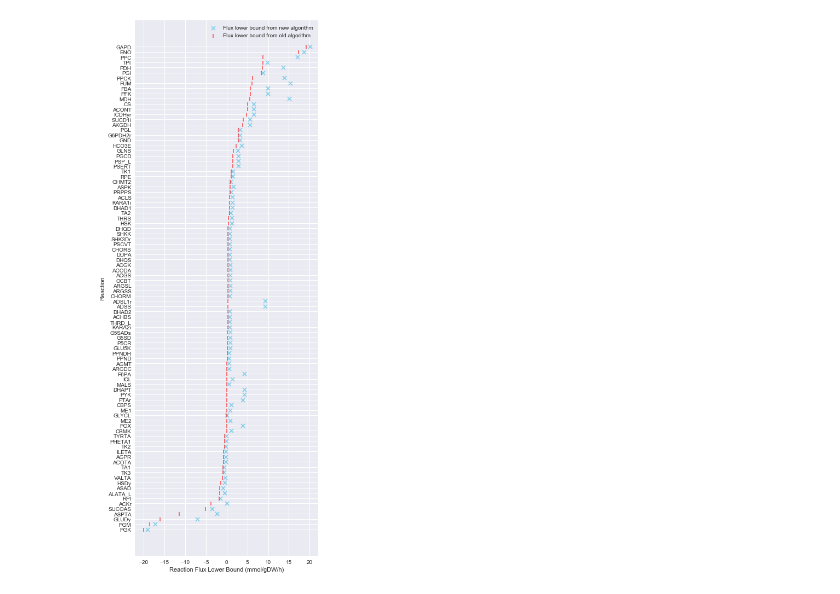
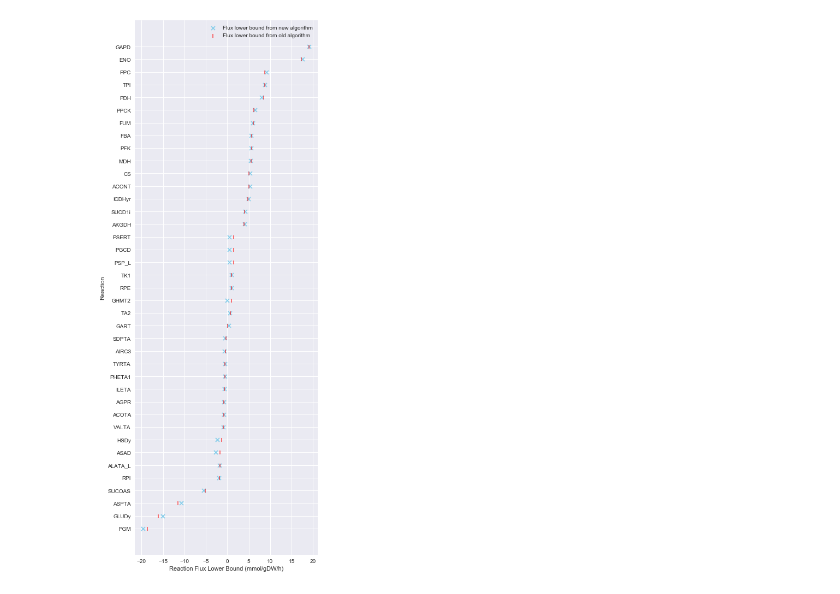
Before and after one commit to JBEI/limitfluxtocore, a Jupyter notebook: manuscript_figures/LimitFlux2Core-Figure-LowerBoundsOldNew.ipynb, the cells around one changed output. Cells and saved outputs as stored; diff of their text form; code cells hidden in the pictures.

Commit message:
fix permutation bug in limit bounds comparison

```diff
--- a/manuscript_figures/LimitFlux2Core-Figure-LowerBoundsOldNew.ipynb
+++ b/manuscript_figures/LimitFlux2Core-Figure-LowerBoundsOldNew.ipynb
@@ -10,38 +10,38 @@ import math
 import sys, os
 # %%
 # Load the dataframe
-df0 = pd.read_csv('test_data/oldLF2C-vs-newLF2C-lo-bound.csv', sep=',', names= ['reaction','old', 'new'],skiprows=0)
+df0 = pd.read_csv('test_data/oldLF2C-vs-newLF2C-lo-bound-v2.csv', sep=',', names= ['reaction','old', 'new'],skiprows=0)
 df0['diff'] = (abs(df0['old'] - df0['new']))
 
 #difference threshold delta, in mmol/gDW/hr
 delta=0.01
 
 #threshold for limit cycles removal
 limit_cycle = 400
 
 df = df0[(df0['diff'] > delta) & (df0['new'] < 400) & (df0['new'] > -400) & (df0['old'] < 400) & (df0['old'] > -400)]
 
 # Initialize BIG figure
 fig = plt.figure(1, [6, 18])
 
 # Reorder it following the values of the first value:
 ordered_df = df.sort_values(by='old')
 my_range=range(1,len(df.index)+1)
 
 # Initialize BIG figure
 fig = plt.figure(1, [6.7, 8])
 ax = fig.add_subplot(111)
 
 # I load the seaborn library only to benefit the nice looking feature
 import seaborn as sns
 #plt.hlines(y=my_range, xmin=ordered_df['new'], xmax=(ordered_df['old']), color='grey', alpha=0.4)
 plt.scatter(ordered_df['new'], my_range, color='skyblue', alpha=1, label='Flux lower bound from new algorithm',marker='x')
 plt.scatter((ordered_df['old']), my_range, color='red', alpha=0.6 , label='Flux lower bound from old algorithm',marker='|')
 
 plt.legend()
 plt.yticks(my_range, ordered_df['reaction'])
 plt.xlabel('Reaction Flux Lower Bound (mmol/gDW/h)')
 plt.ylabel('Reaction')
 plt.savefig("old-new-lower-bound.pdf", bbox_inches='tight')
 # %% [output]
-[figure, old version]
+[figure, new version]
```
Also changed, not shown: 4 other files.
